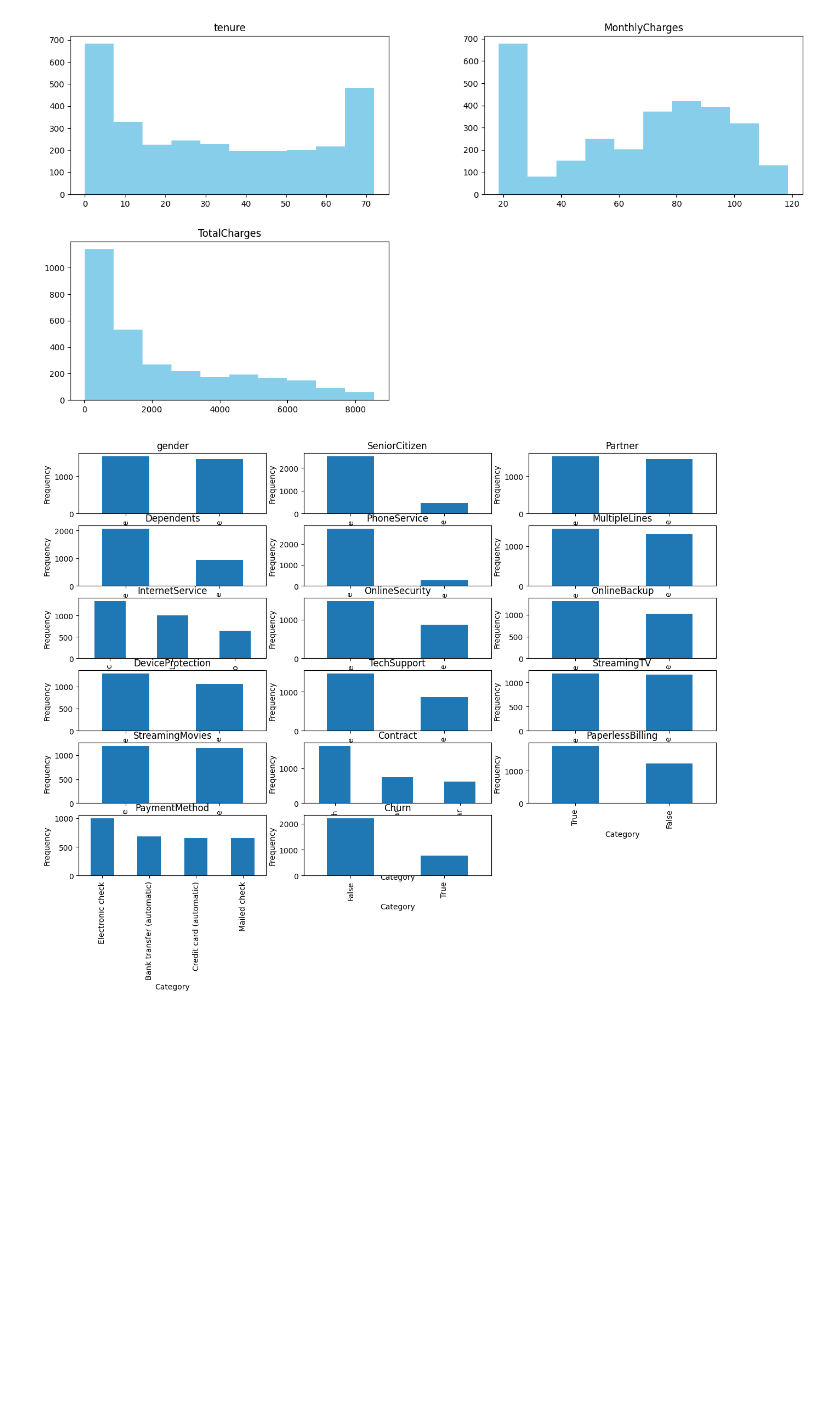
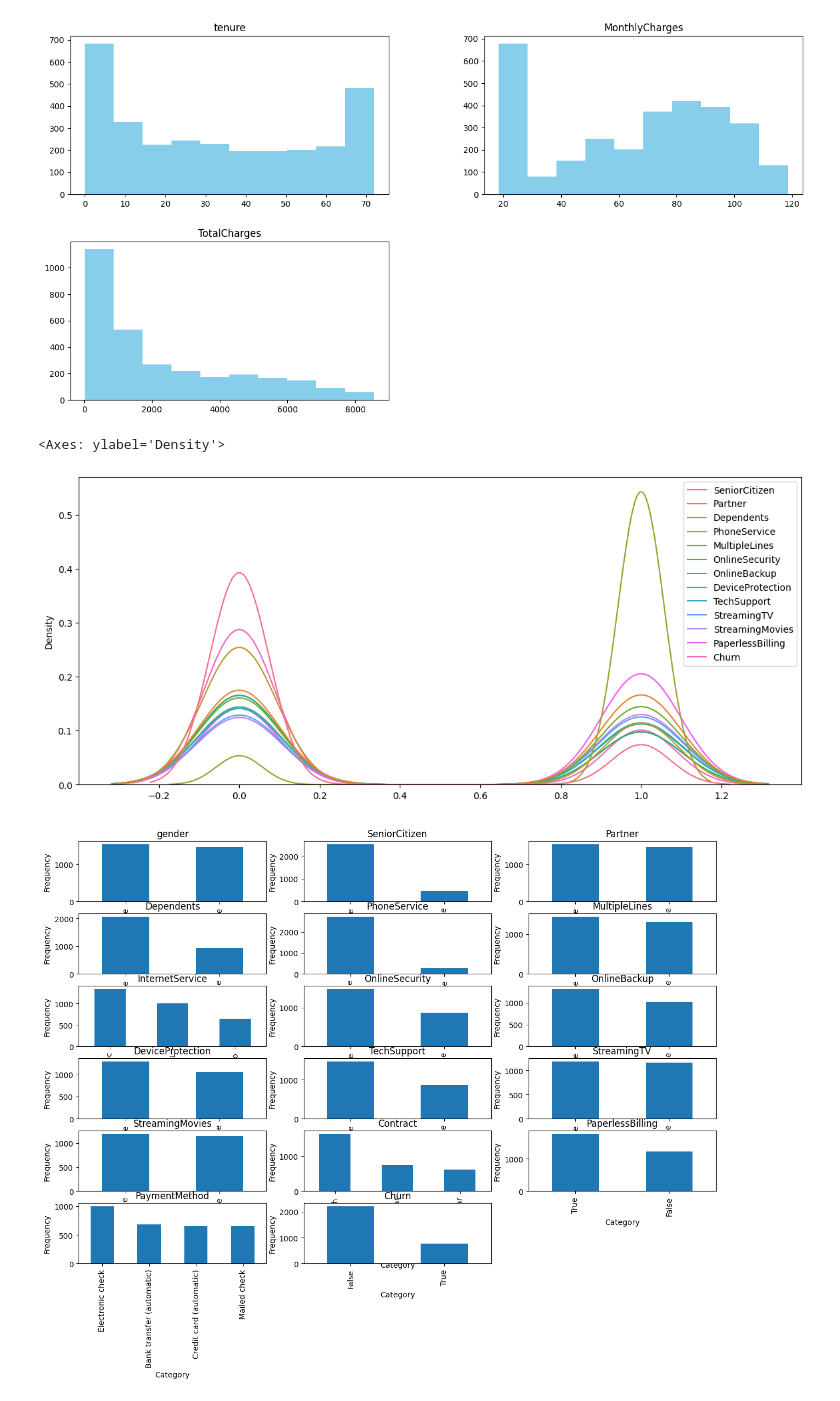
Before and after one commit to Ogoms/Customer-Churn-Prediction, a Jupyter notebook: Notebook/main.ipynb, the cells around one changed output. Cells and saved outputs as stored; diff of their text form; code cells hidden in the pictures; blank space fills up the shorter version.

```diff
--- a/Notebook/main.ipynb
+++ b/Notebook/main.ipynb
@@ -236,6 +238,14 @@ plt.title ('Numerical Features Distributions')
 plt.show()
 # %% [output]
 [figure]
+# %%
+# Check if the datasets are evenly distributed
+
+plt.figure(figsize = (14,6))
+sns.kdeplot(train_data.drop(['TotalCharges', 'MonthlyCharges','tenure'],axis=1))
+# %% [output]
+<Axes: ylabel='Density'>
+[figure, added]
 # %%
 # Categorical Columns
 
```
Also changed, not shown: parts of 27 cells of this notebook.
